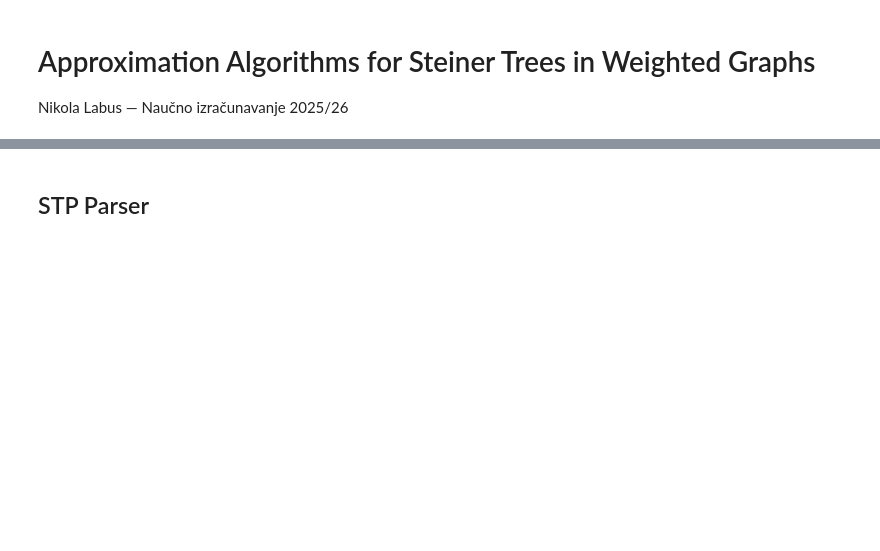
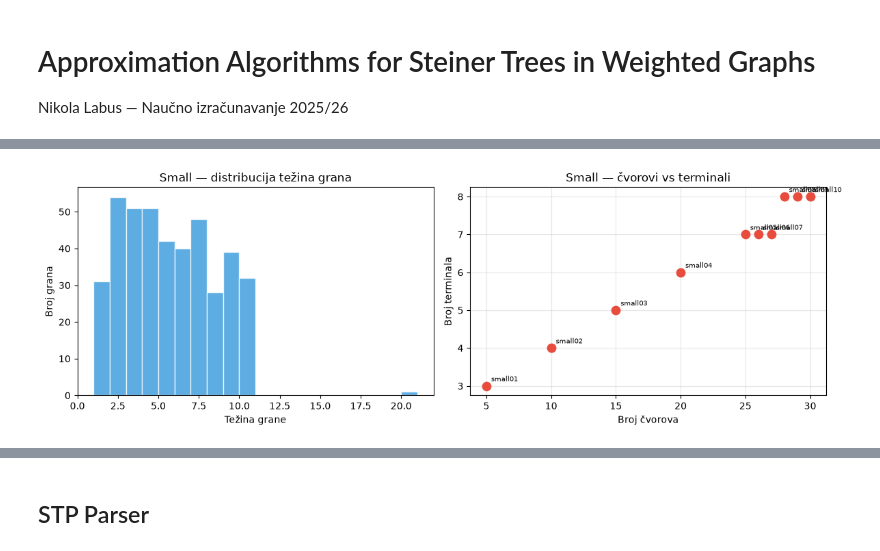
Before and after one commit to TinovoS/Approxiation-algorithms-for-Steiner-trees-in-weighted-graphs, a Jupyter notebook: 01_algorithms.ipynb, the cells around one changed output, grey strips where cells are left out. Drawn from its saved outputs; the diff is of its cells as text; code cells hidden in the pictures; blank space fills up the shorter version.

```diff
--- a/01_algorithms.ipynb
+++ b/01_algorithms.ipynb
@@ -9,0 +14,99 @@ from pathlib import Path
+# %%
+import matplotlib.pyplot as plt
+from pathlib import Path
+import re
+
+def analyze_dataset(dataset_path, dataset_name):
+    """Prikazuje osnovne statistike za sve instance u datom datasetu."""
+    files = sorted(Path(dataset_path).glob('*.stp'))
+    if not files:
+        print(f"Nema .stp fajlova u {dataset_path}")
+        return
+
+    stats = []
+    all_weights = []
+
+    for f in files:
+        terminals = []
+        n_nodes = 0
+        n_edges = 0
+        name = f.stem
+        weights = []
+
+        with open(f, 'r') as fp:
+            section = None
+            for line in fp:
+                line = line.strip()
+                if line.startswith('SECTION'):
+                    section = line.split()[1]
+                elif line in ('END', 'EOF'):
+                    section = None
+                elif section == 'Comment' and line.startswith('Name'):
+                    name = line.split('"')[1]
+                elif section == 'Graph':
+                    if line.startswith('Nodes'):
+                        n_nodes = int(line.split()[1])
+                    elif line.startswith('Edges'):
+                        n_edges = int(line.split()[1])
+                    elif line.startswith('E '):
+                        parts = line.split()
+                        weights.append(int(parts[3]))
+                elif section == 'Terminals' and line.startswith('T '):
+                    terminals.append(int(line.split()[1]))
+
+        max_edges = n_nodes * (n_nodes - 1) / 2
+        density = n_edges / max_edges if max_edges > 0 else 0
+        stats.append({
+            'name': name, 'nodes': n_nodes, 'edges': n_edges,
+            'terminals': len(terminals), 'density': density,
+            'w_min': min(weights), 'w_max': max(weights),
+            'w_avg': sum(weights) / len(weights)
+        })
+        all_weights.extend(weights)
+
+    # Tabela
+    print(f"=== {dataset_name} ({len(files)} instanci) ===\n")
+    header = f"{'Instanca':<10} {'N':>5} {'E':>6} {'T':>5} {'Gustina':>8} {'w_min':>6} {'w_max':>6} {'w_avg':>7}"
+    print(header)
+    print('-' * len(header))
+    for s in stats:
+        print(f"{s['name']:<10} {s['nodes']:>5} {s['edges']:>6} {s['terminals']:>5}"
+              f" {s['density']:>8.4f} {s['w_min']:>6} {s['w_max']:>6} {s['w_avg']:>7.1f}")
+
+    # Sumarno
+    avg_n = sum(s['nodes'] for s in stats) / len(stats)
+    avg_e = sum(s['edges'] for s in stats) / len(stats)
+    avg_t = sum(s['terminals'] for s in stats) / len(stats)
+    avg_d = sum(s['density'] for s in stats) / len(stats)
+    print(f"\nProsek:    {avg_n:>5.0f} {avg_e:>6.0f} {avg_t:>5.0f} {avg_d:>8.4f}")
+
+    # Histogram težina grana
+    fig, axes = plt.subplots(1, 2, figsize=(12, 4))
+
+    axes[0].hist(all_weights, bins=range(min(all_weights), max(all_weights) + 2),
+                 color='#3498db', edgecolor='white', alpha=0.8)
+    axes[0].set_xlabel('Težina grane')
+    axes[0].set_ylabel('Broj grana')
+    axes[0].set_title(f'{dataset_name} — distribucija težina grana')
+
+    # Scatter: čvorovi vs terminali
+    nodes = [s['nodes'] for s in stats]
+    terms = [s['terminals'] for s in stats]
+    axes[1].scatter(nodes, terms, s=80, color='#e74c3c', zorder=5)
+    for s in stats:
+        axes[1].annotate(s['name'], (s['nodes'], s['terminals']),
+                         textcoords="offset points", xytext=(5, 5), fontsize=7)
+    axes[1].set_xlabel('Broj čvorova')
+    axes[1].set_ylabel('Broj terminala')
+    axes[1].set_title(f'{dataset_name} — čvorovi vs terminali')
+    axes[1].grid(True, alpha=0.3)
+
+    plt.tight_layout()
+    plt.show()
+
+
+# Analiza sva tri dataseta
+analyze_dataset('data/small', 'Small')
+analyze_dataset('data/B', 'B (Beasley)')
+analyze_dataset('data/C', 'C (Beasley)')
+# %% [output]
@@ -9,0 +129 @@ from pathlib import Path
+[figure, added]
```
Also changed, not shown: parts of 18 cells of this notebook, 9 other files.
